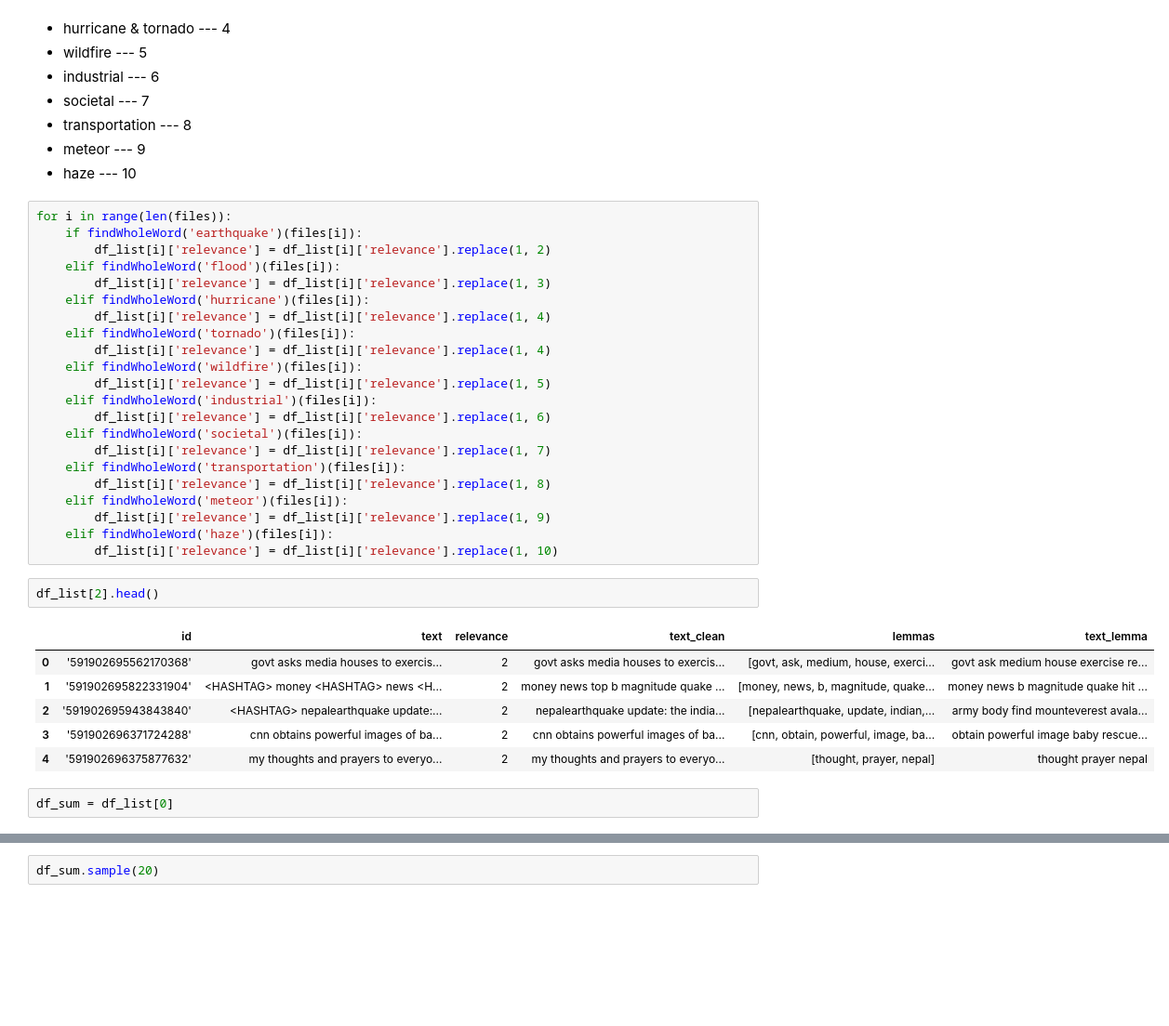
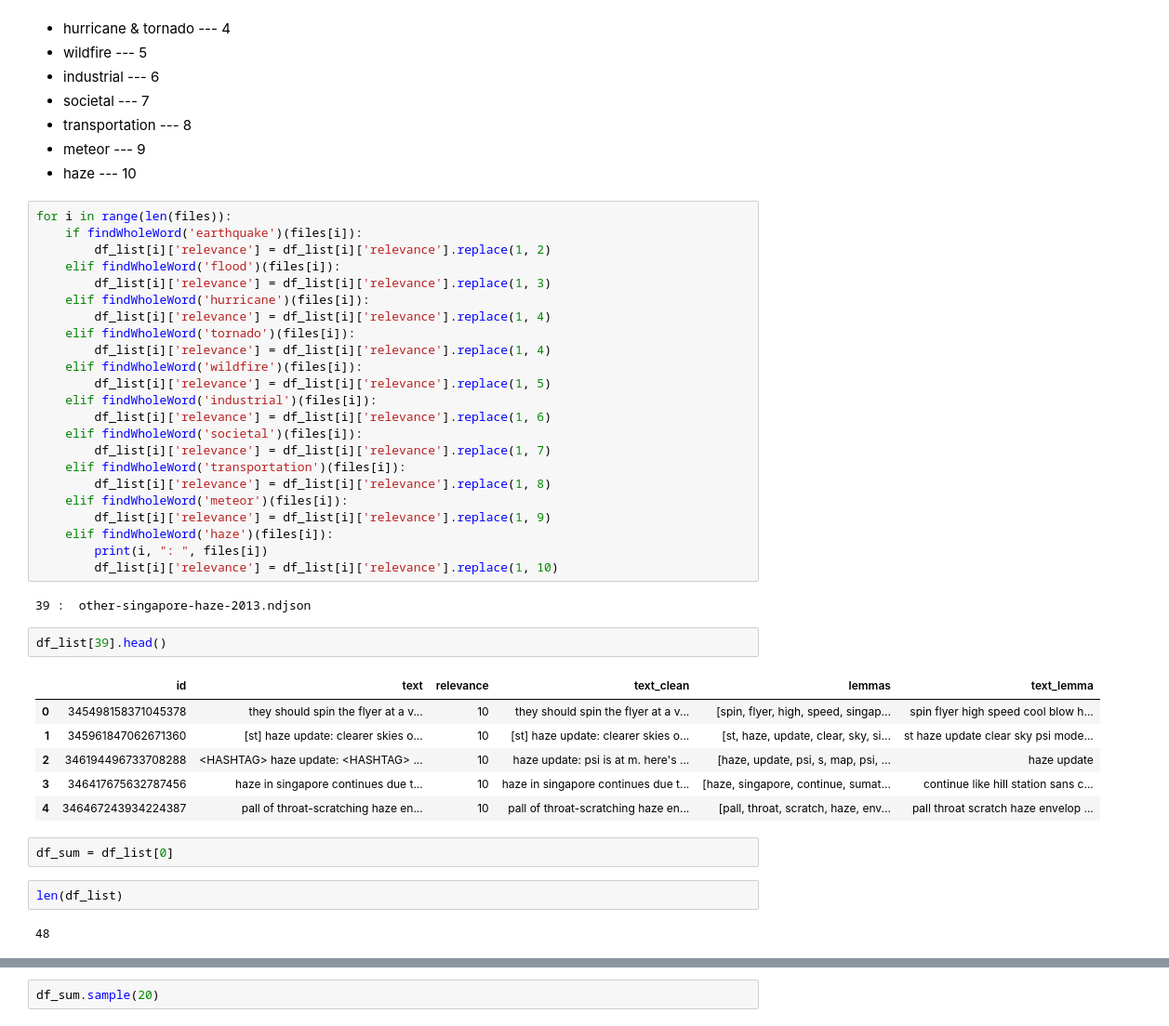
Before and after one commit to sacculifer/NLPower-capstone-project, a Jupyter notebook: notebooks/Dimbat_preprocessing.ipynb, the cells around one changed output, grey strips where cells are left out. Shown: that part at 93% size. Saved outputs shown, nothing was run; the diff lists cells and outputs as text; blank space fills up the shorter version.

```diff
--- a/notebooks/Dimbat_preprocessing.ipynb
+++ b/notebooks/Dimbat_preprocessing.ipynb
@@ -115,17 +130,24 @@ for i in range(len(files)):
     elif findWholeWord('meteor')(files[i]):
         df_list[i]['relevance'] = df_list[i]['relevance'].replace(1, 9)
     elif findWholeWord('haze')(files[i]):
+        print(i, ": ", files[i])
         df_list[i]['relevance'] = df_list[i]['relevance'].replace(1, 10)
+# %% [output]
+39 :  other-singapore-haze-2013.ndjson
 # %%
-df_list[2].head()
+df_list[39].head()
 # %% [output]
 |  | id | text | relevance | text_clean | lemmas | text_lemma |
-| 0 | '591902695562170368' | govt asks media houses to exercis... | 2 | govt asks media houses to exercis... | [govt, ask, medium, house, exerci... | govt ask medium house exercise re... |
-| 1 | '591902695822331904' | <HASHTAG> money <HASHTAG> news <H... | 2 | money news top b magnitude quake ... | [money, news, b, magnitude, quake... | money news b magnitude quake hit ... |
-| 2 | '591902695943843840' | <HASHTAG> nepalearthquake update:... | 2 | nepalearthquake update: the india... | [nepalearthquake, update, indian,... | army body find mounteverest avala... |
-| 3 | '591902696371724288' | cnn obtains powerful images of ba... | 2 | cnn obtains powerful images of ba... | [cnn, obtain, powerful, image, ba... | obtain powerful image baby rescue... |
-| 4 | '591902696375877632' | my thoughts and prayers to everyo... | 2 | my thoughts and prayers to everyo... | [thought, prayer, nepal] | thought prayer nepal |
+| 0 | 345498158371045378 | they should spin the flyer at a v... | 10 | they should spin the flyer at a v... | [spin, flyer, high, speed, singap... | spin flyer high speed cool blow h... |
+| 1 | 345961847062671360 | [st] haze update: clearer skies o... | 10 | [st] haze update: clearer skies o... | [st, haze, update, clear, sky, si... | st haze update clear sky psi mode... |
+| 2 | 346194496733708288 | <HASHTAG> haze update: <HASHTAG> ... | 10 | haze update: psi is at m. here's ... | [haze, update, psi, s, map, psi, ... | haze update |
+| 3 | 346417675632787456 | haze in singapore continues due t... | 10 | haze in singapore continues due t... | [haze, singapore, continue, sumat... | continue like hill station sans c... |
+| 4 | 346467243934224387 | pall of throat-scratching haze en... | 10 | pall of throat-scratching haze en... | [pall, throat, scratch, haze, env... | pall throat scratch haze envelop ... |
 # %%
 df_sum = df_list[0]
+# %%
+len(df_list)
+# %% [output]
+48
 # %%
 for i in range(1, len(df_list)):
```
Also changed, not shown: parts of 4 cells of this notebook, 3 other files.
